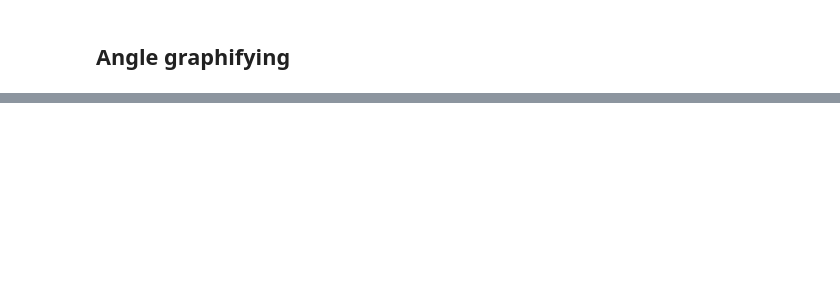
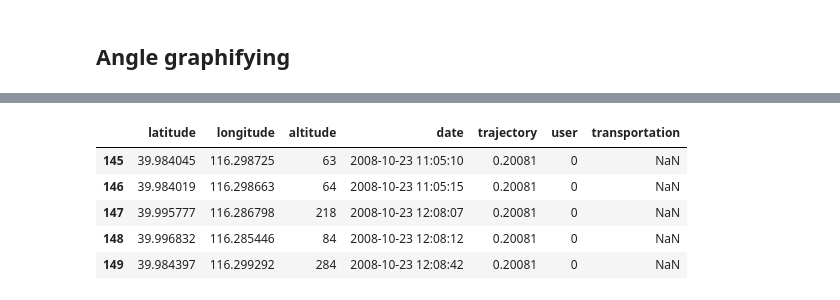
Before and after one commit to svensesen/Beijing-Topo, a Jupyter notebook: test.ipynb, the cells around one changed output, grey strips where cells are left out. Cells and saved outputs as stored; diff of their text form; code cells hidden in the pictures; blank space fills up the shorter version.

```diff
--- a/test.ipynb
+++ b/test.ipynb
@@ -86,0 +180,9 @@ print(graph.edges)
+# %%
+dft[145:150]
+# %% [output]
+|  | latitude | longitude | altitude | date | trajectory | user | transportation |
+| 145 | 39.984045 | 116.298725 | 63 | 2008-10-23 11:05:10 | 0.20081 | 0 | NaN |
+| 146 | 39.984019 | 116.298663 | 64 | 2008-10-23 11:05:15 | 0.20081 | 0 | NaN |
+| 147 | 39.995777 | 116.286798 | 218 | 2008-10-23 12:08:07 | 0.20081 | 0 | NaN |
+| 148 | 39.996832 | 116.285446 | 84 | 2008-10-23 12:08:12 | 0.20081 | 0 | NaN |
+| 149 | 39.984397 | 116.299292 | 284 | 2008-10-23 12:08:42 | 0.20081 | 0 | NaN |
```
Also changed, not shown: parts of 7 cells of this notebook, 2 other files.
